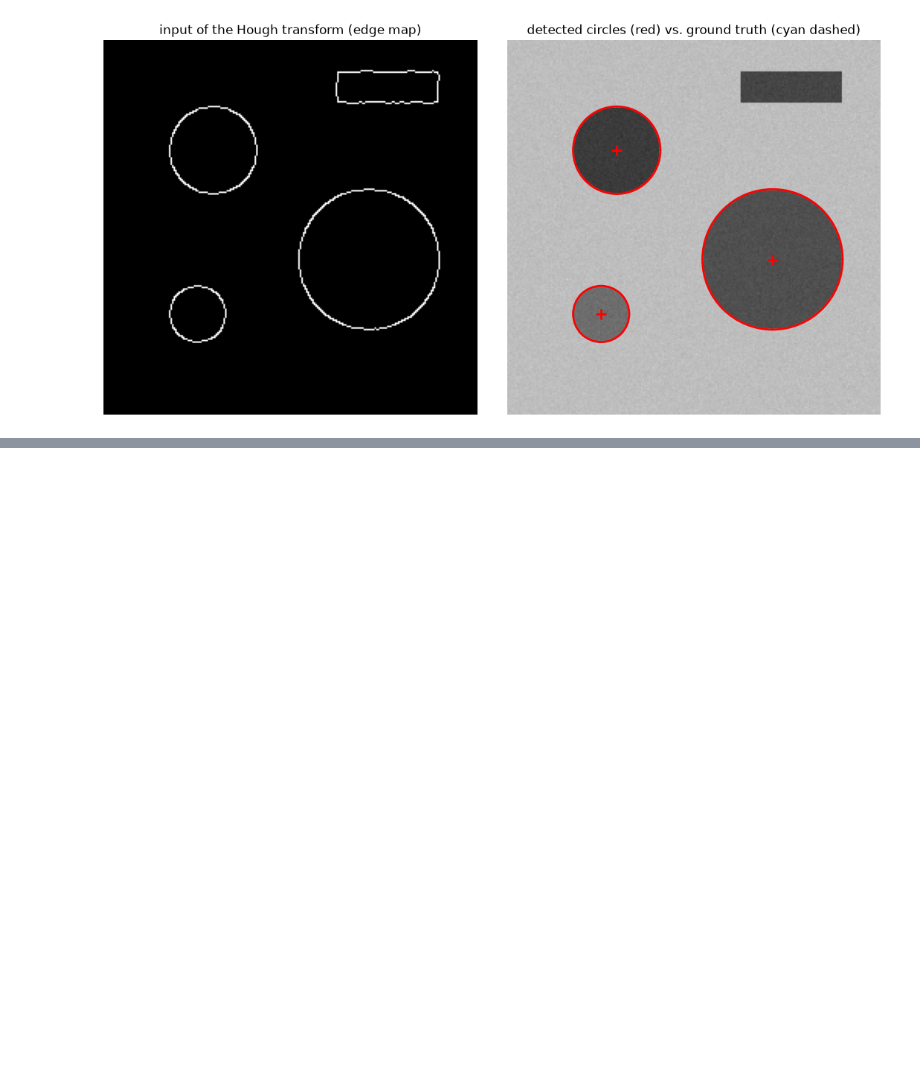
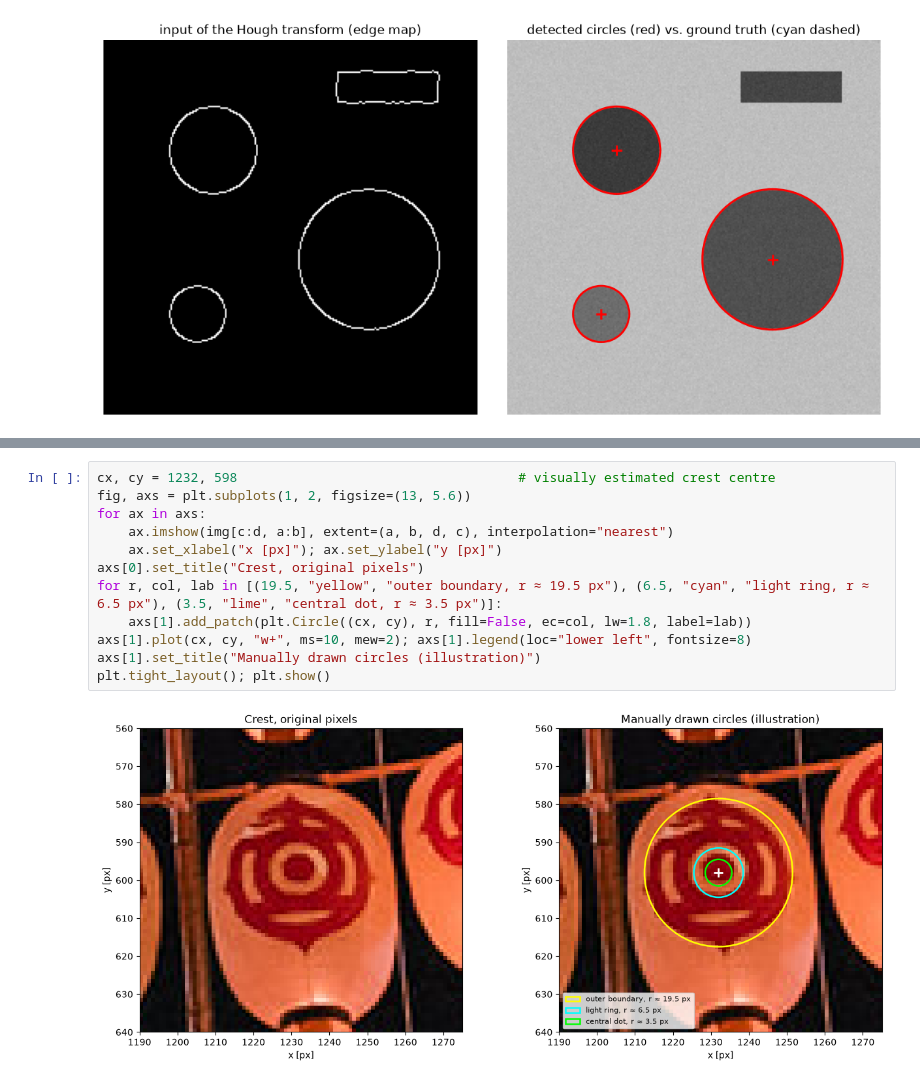
Before and after one commit to mischhart-bsc/image-processing, a Jupyter notebook: mc2_2_pattern_detection.ipynb, the cells around one changed output, grey strips where cells are left out. Drawn from its saved outputs; the diff is of its cells as text; blank space fills up the shorter version.

```diff
--- a/mc2_2_pattern_detection.ipynb
+++ b/mc2_2_pattern_detection.ipynb
@@ -248,0 +285,14 @@ Blur, Sobel gradient, non-maximum suppression and thresholding were implemented
+# %%
+cx, cy = 1232, 598                                    # visually estimated crest centre
+fig, axs = plt.subplots(1, 2, figsize=(13, 5.6))
+for ax in axs:
+    ax.imshow(img[c:d, a:b], extent=(a, b, d, c), interpolation="nearest")
+    ax.set_xlabel("x [px]"); ax.set_ylabel("y [px]")
+axs[0].set_title("Crest, original pixels")
+for r, col, lab in [(19.5, "yellow", "outer boundary, r ≈ 19.5 px"), (6.5, "cyan", "light ring, r ≈ 6.5 px"), (3.5, "lime", "central dot, r ≈ 3.5 px")]:
+    axs[1].add_patch(plt.Circle((cx, cy), r, fill=False, ec=col, lw=1.8, label=lab))
+axs[1].plot(cx, cy, "w+", ms=10, mew=2); axs[1].legend(loc="lower left", fontsize=8)
+axs[1].set_title("Manually drawn circles (illustration)")
+plt.tight_layout(); plt.show()
+# %% [output]
+[figure, added]
```
Also changed, not shown: parts of 22 cells of this notebook.
